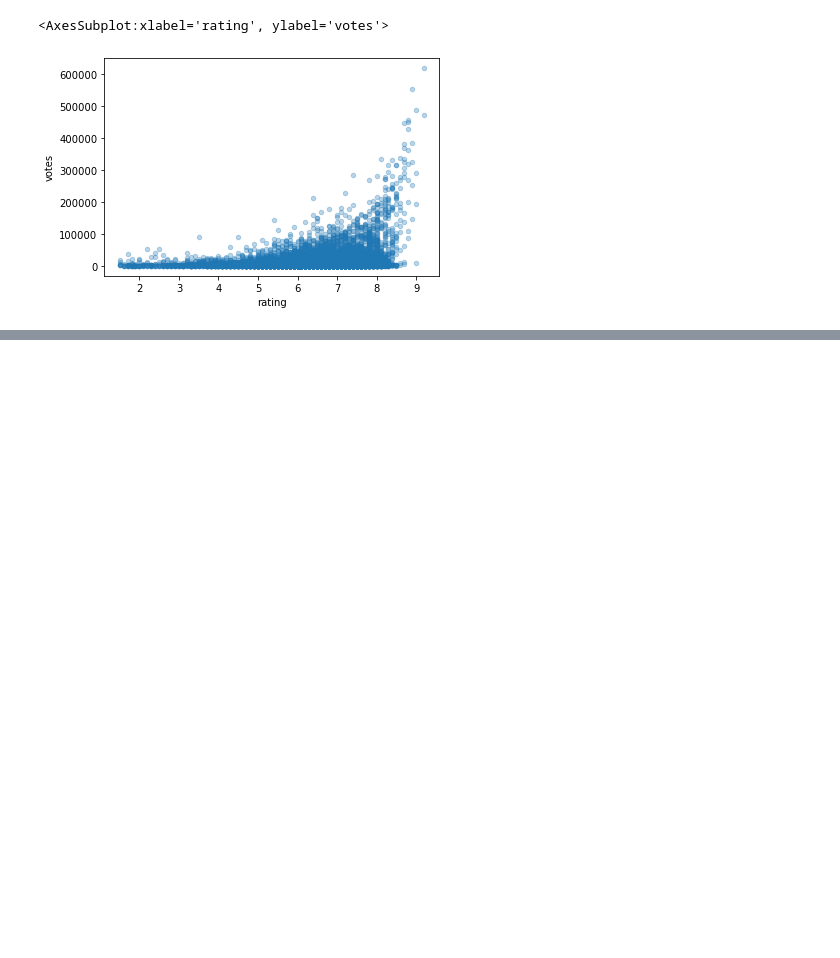
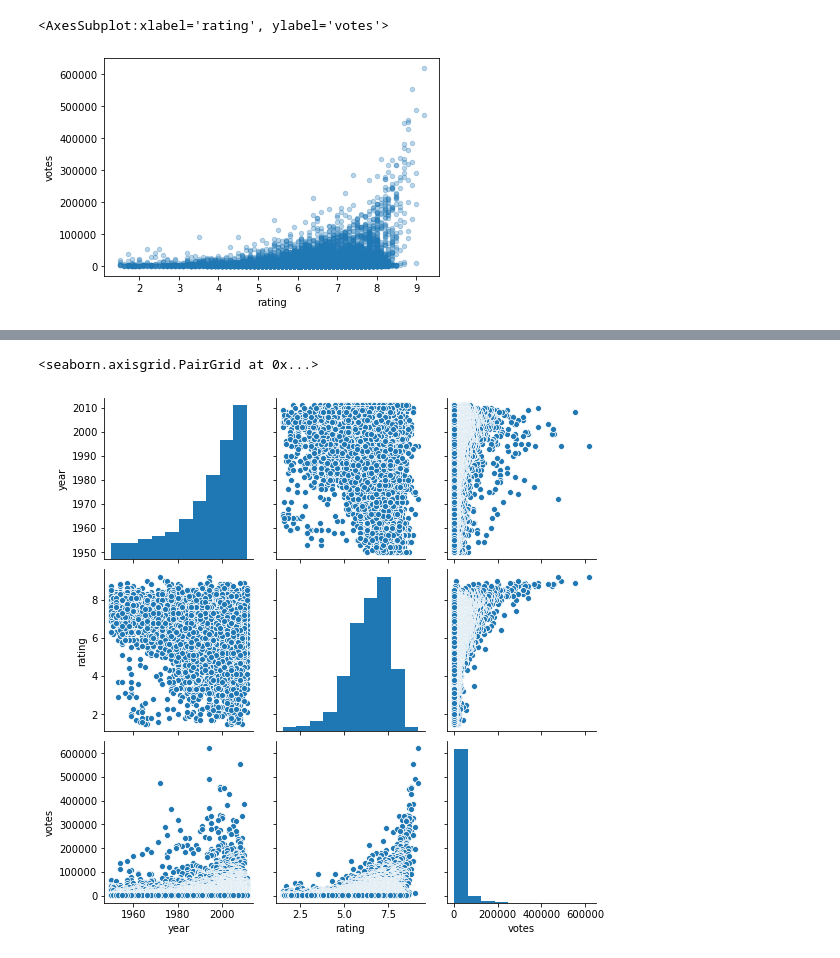
Before and after one commit to Aarohi-masq/100Days, a Jupyter notebook: Jupyter.ipynb, the cells around one changed output, grey strips where cells are left out. Saved outputs shown, nothing was run; the diff lists cells and outputs as text; code cells hidden in the pictures; blank space fills up the shorter version.

```diff
--- a/Jupyter.ipynb
+++ b/Jupyter.ipynb
@@ -288,0 +496,2 @@ NameError: name 'rating' is not defined
+# %%
+data['title_without_year']=data['title'].str[:-7]
@@ -288,0 +563,2 @@ NameError: name 'rating' is not defined
+# %%
+data['title_without_year']=data['title'].str.split('\(').str[0]       #another way
@@ -288,0 +598,2 @@ NameError: name 'rating' is not defined
+# %%
+data['cleaned_genres']=data['genres'].str.split('|')
@@ -288,0 +619,5 @@ NameError: name 'rating' is not defined
+# %%
+sns.pairplot(data)
+# %% [output]
+<seaborn.axisgrid.PairGrid at 0x...>
+[figure, added]
```
Also changed, not shown: parts of 30 cells of this notebook.
